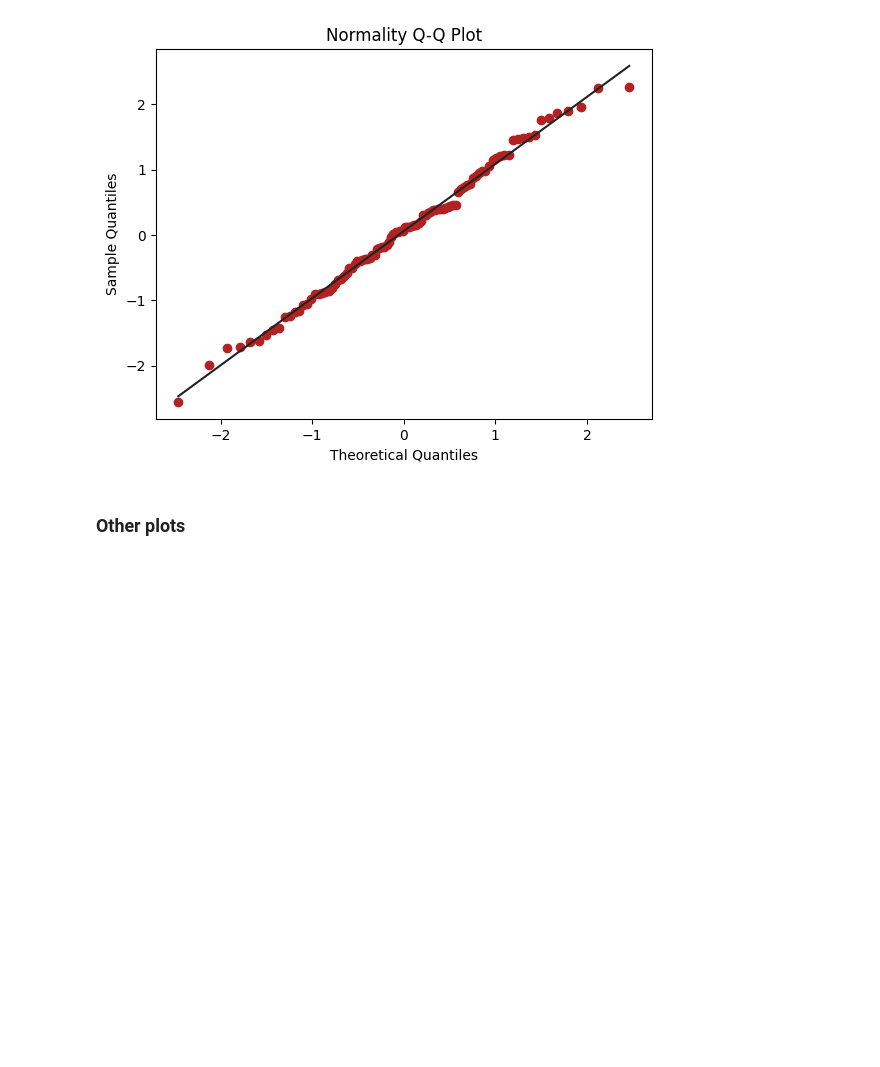
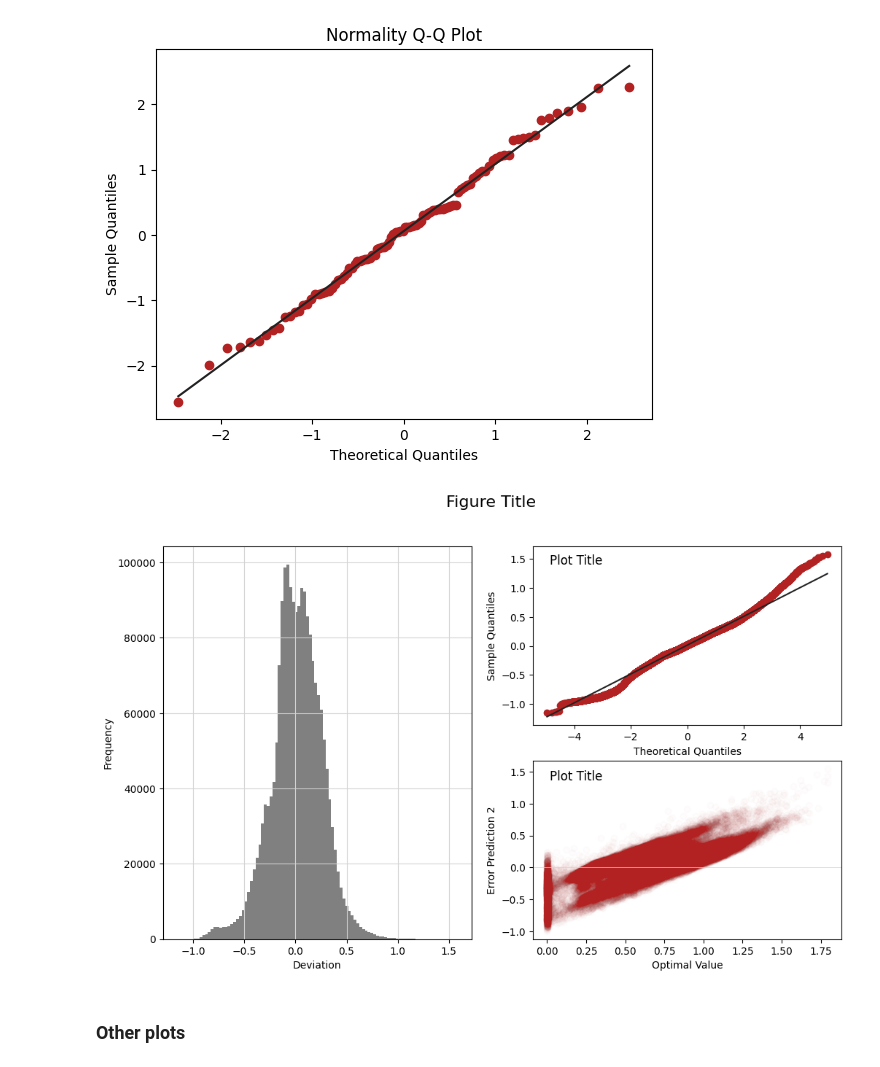
Before and after one commit to linaskerath/RP_Greenland, a Jupyter notebook: Scripts/xx_model_performance_analysis.ipynb, the cells around one changed output. Cells and saved outputs as stored; diff of their text form; code cells hidden in the pictures; blank space fills up the shorter version.

Commit message:
plots

```diff
--- a/Scripts/xx_model_performance_analysis.ipynb
+++ b/Scripts/xx_model_performance_analysis.ipynb
@@ -112,7 +112,7 @@ plt.show()
 # %% [output]
 [figure]
 # %%
-sampled_df = pred.sample(frac=0.5, random_state=1)
+sampled_df = pred.sample(frac=0.05, random_state=1)
 # %%
 # firebrick distribution
 import matplotlib.pyplot as plt
@@ -158,6 +158,48 @@ ax.set_title('Normality Q-Q Plot')
 plt.show()
 # %% [output]
 [figure]
+# %%
+plt.figure(figsize=(12, 7))
+ax1 = plt.subplot(1, 2, 1)
+ax2 = plt.subplot(2, 2, 2)
+ax3 = plt.subplot(2, 2, 4)
+axes = [ax1, ax2, ax3]
+
+#####################
+data = pred['error_prediction2']
+ax1.hist(data, bins=100, color='grey')
+ax1.grid(color='lightgray')
+ax1.set_xlabel('Deviation')
+ax1.set_ylabel('Frequency')
+
+#####################
+
+data = pred['error_prediction2']
+stats.probplot(data, plot=ax2, fit=True) # Normality Q-Q Plot
+
+ax2.get_lines()[0].set_color('firebrick')
+ax2.get_lines()[1].set_color('#222222')
+ax2.set_xlabel('Theoretical Quantiles')
+ax2.set_ylabel('Sample Quantiles')
+ax2.set_title('')
+ax2.text(1.34, 0.98, "Plot Title", fontsize=12, ha='center', va='top', transform=ax1.transAxes)
+
+#####################
+
+ax3.scatter(sampled_df['opt_value'], sampled_df['error_prediction2'], alpha=0.01, color='firebrick')
+ax3.axhline(y=0, color='lightgray', linewidth=0.5)
+
+ax3.set_xlabel('Optimal Value')
+ax3.set_ylabel('Error Prediction 2')
+#ax3.set_title('Sampled Data Scatter Plot', loc="left")
+ax3.text(1.34, 0.43, "Plot Title", fontsize=12, ha='center', va='top', transform=ax1.transAxes)
+
+#####################
+
+plt.suptitle("Figure Title", fontsize=16)
+plt.show()
+# %% [output]
+[figure, added]
 # %% [markdown]
 ### Other plots
 # %% [markdown]
```
